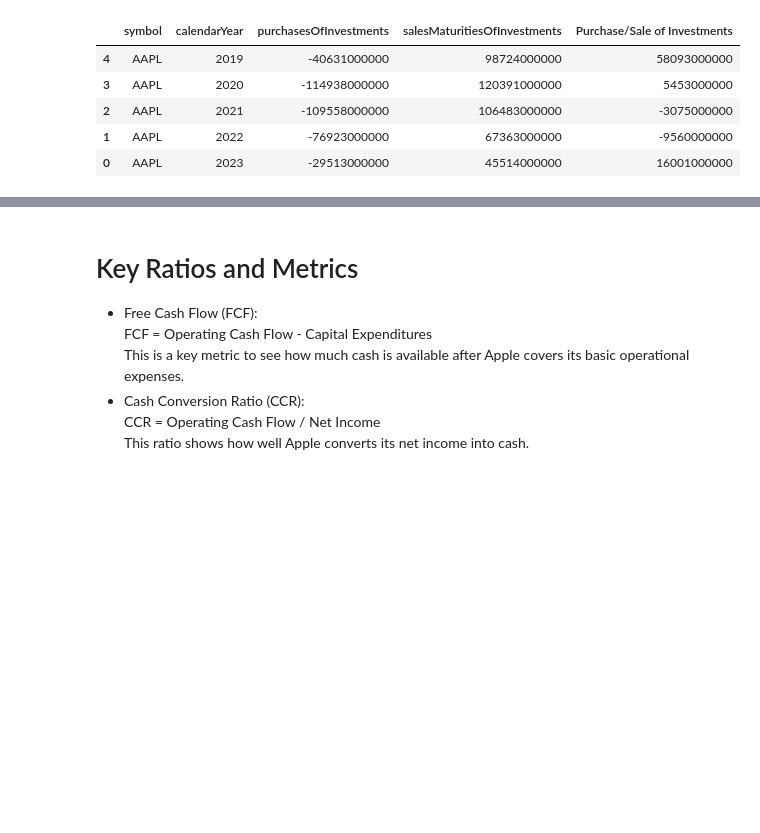
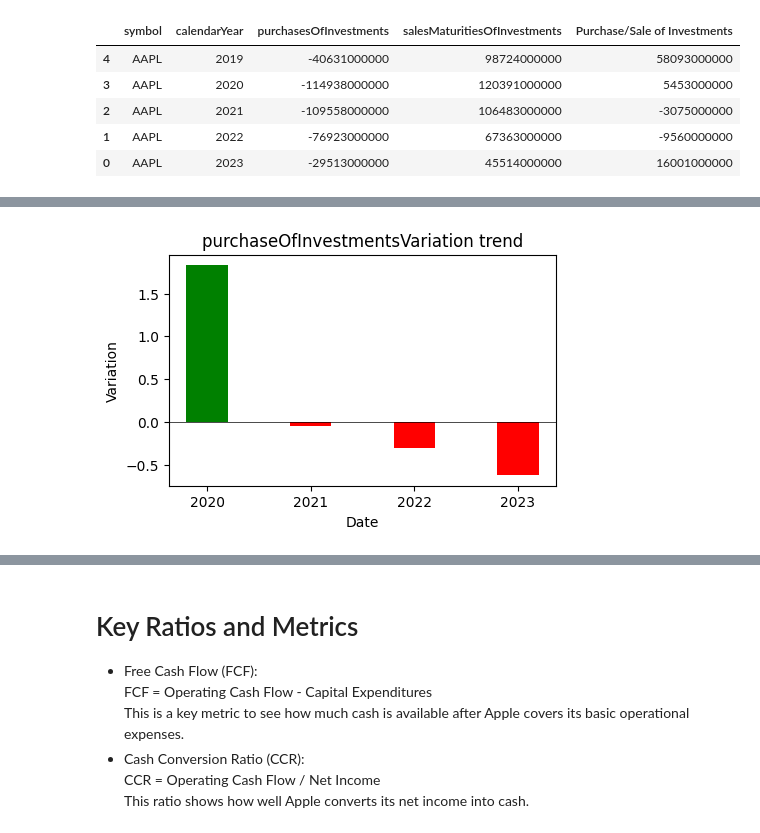
Before and after one commit to chiseanchang0727/financial-report-crawler, a Jupyter notebook: test_region/cashflow_analyzie.ipynb, the cells around one changed output, grey strips where cells are left out. Drawn from its saved outputs; the diff is of its cells as text; code cells hidden in the pictures; blank space fills up the shorter version.

```diff
--- a/test_region/cashflow_analyzie.ipynb
+++ b/test_region/cashflow_analyzie.ipynb
@@ -361,0 +371,11 @@ df_purchase_sale_of_investments
+# %%
+# purchase of investments variation
+df_purchase_of_investments = get_variation(df_purchase_sale_of_investments, col='purchasesOfInvestments', new_colname='purchaseOfInvestmentsVariation')
+plot_bargraph(
+    data=df_purchase_of_investments,
+    date_col='calendarYear',
+    variation_col='purchaseOfInvestmentsVariation',
+    title='purchaseOfInvestmentsVariation trend'
+)
+# %% [output]
+[figure, added]
```
Also changed, not shown: parts of 18 cells of this notebook.
